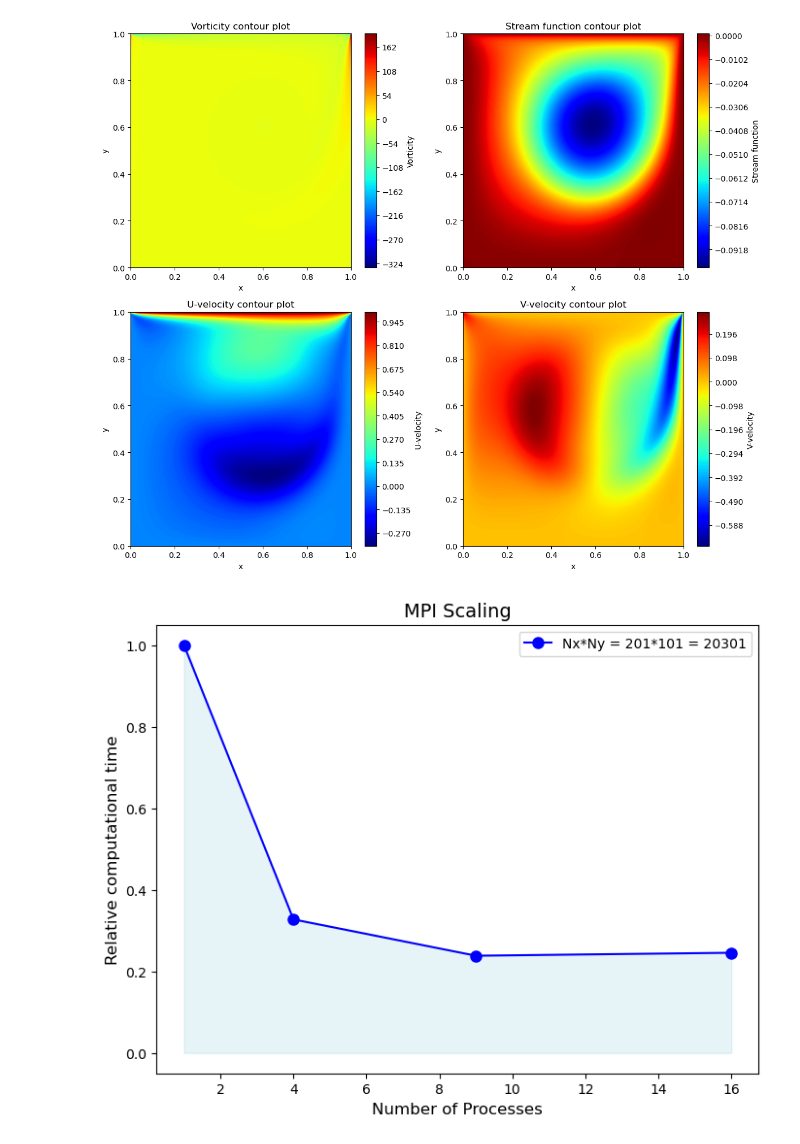
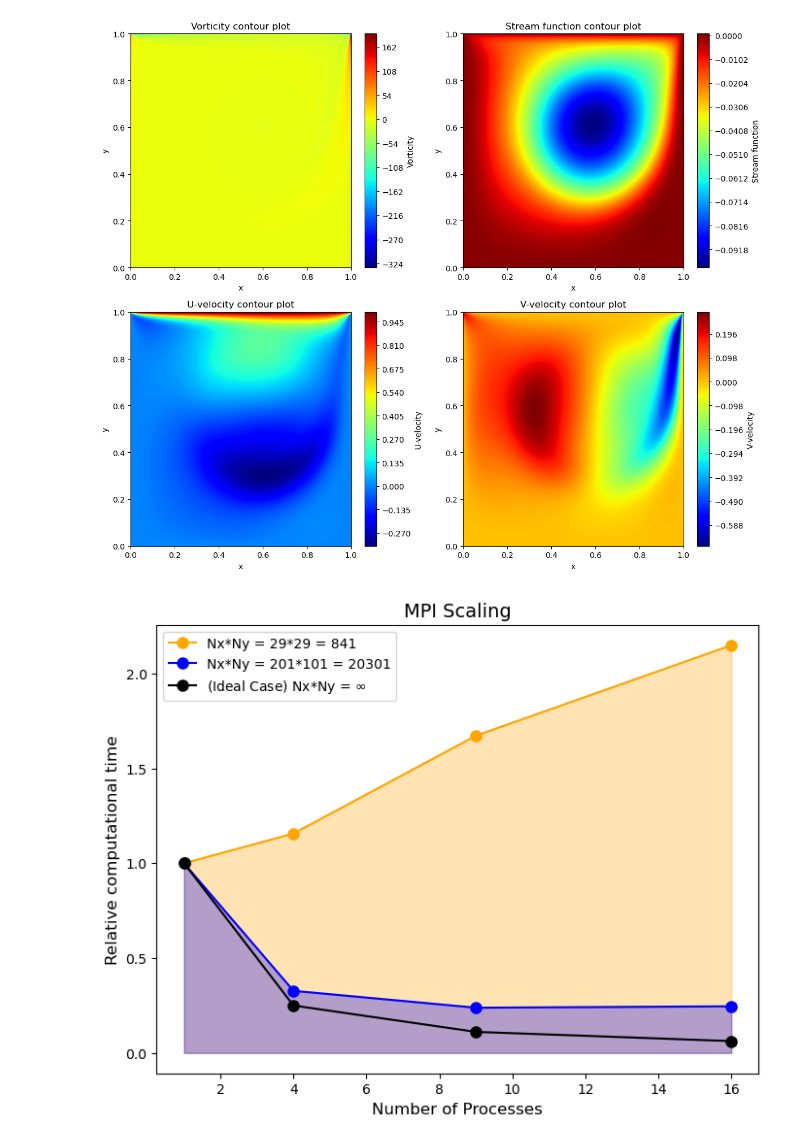
Before and after one commit to CyrusLiu20/HPC-Fluid-Solver, a Jupyter notebook: FlowVisualisation.ipynb, the cells around one changed output. Saved outputs shown, nothing was run; the diff lists cells and outputs as text; code cells hidden in the pictures.

```diff
--- a/FlowVisualisation.ipynb
+++ b/FlowVisualisation.ipynb
@@ -50,25 +51,38 @@ plt.show()
 # %%
 # Fluid configuration
 # Lx=1 Ly=1 Nx=201 Ny=101 Re=1000 dt=0.005 T=10 Nt=1
 # y = [3078.48,684.713,407.762,410.149]
 # [532.126]
 
 x = np.array([1,4,9,16])
-y_medium = np.array([983.495, 322.131, 234.513, 241.696])
+y_light = np.array([26.8474, 31.0532, 44.8975, 57.7006]) # Nx = 29 Ny = 29
+y_medium = np.array([983.495, 322.131, 234.513, 241.696]) # Nx = 201 Ny = 101
+y_ideal = np.array([1,0.25,0.111,0.0625])
 
+
+y_light= y_light/y_light[0]
 y_medium = y_medium/y_medium[0]
-legend = ["Nx*Ny = 201*101 = 20301"]
+
+
+legend = ["Nx*Ny = 29*29 = 841", "Nx*Ny = 201*101 = 20301", r"(Ideal Case) Nx*Ny = $\infty$" ]
 
 
 # Create the plot
 plt.figure(figsize=(8, 6))
+plt.plot(x, y_light, color='orange', linestyle='-', marker='o', markersize=8, label='Line')
 plt.plot(x, y_medium, color='blue', linestyle='-', marker='o', markersize=8, label='Line')
-plt.fill_between(x, y_medium, color='lightblue', alpha=0.3)
+
+plt.plot(x, y_ideal, color='black', linestyle='-', marker='o', markersize=8, label='Line')
+
+
+plt.fill_between(x, y_light, color='orange', alpha=0.3)
+plt.fill_between(x, y_medium, color='blue', alpha=0.3)
+
 plt.xlabel("Number of Processes", fontsize=12)
 plt.ylabel("Relative computational time", fontsize=12)
 plt.legend(legend)
 plt.title("MPI Scaling", fontsize=14)
 plt.savefig(folder_path + 'MPI_Scaling.png', dpi=300, bbox_inches='tight')
 plt.show()
 # %% [output]
-[figure, old version]
+[figure, new version]
```
Also changed, not shown: parts of 2 cells of this notebook, 4 other files.
